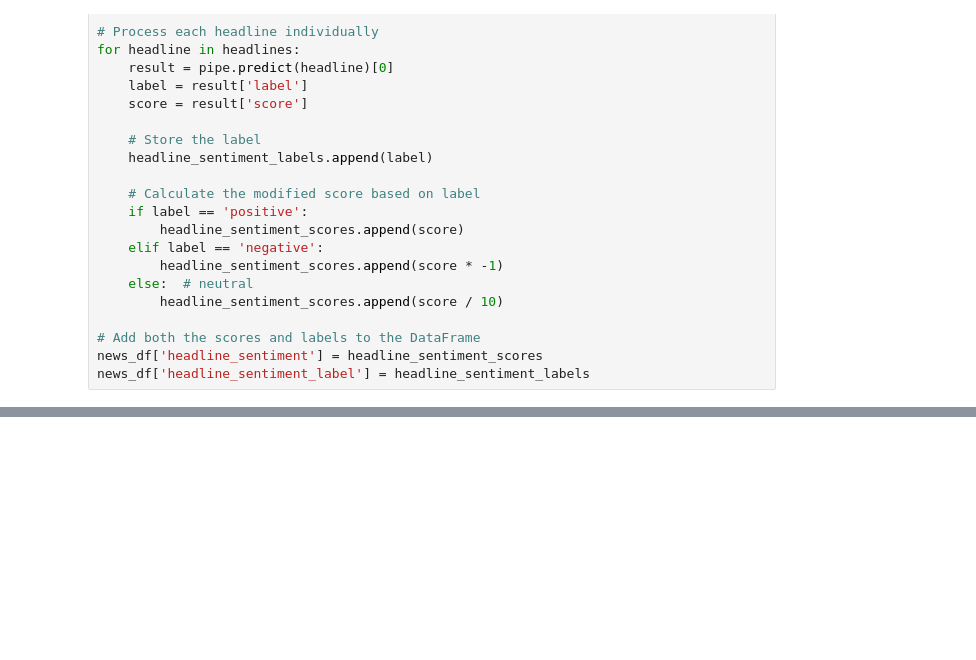
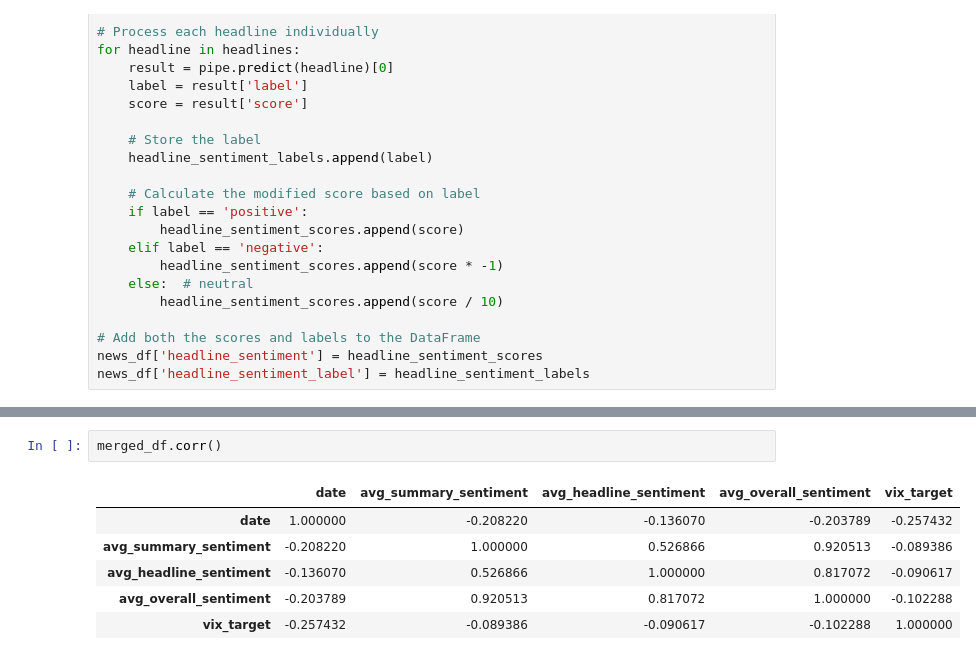
Before and after one commit to DylanSuniaga/VIXNLP, a Jupyter notebook: finnhub_news/main.ipynb, the cells around one changed output, grey strips where cells are left out. Drawn from its saved outputs; the diff is of its cells as text; blank space fills up the shorter version.

```diff
--- a/finnhub_news/main.ipynb
+++ b/finnhub_news/main.ipynb
@@ -188,0 +289,9 @@ Ticker                   ^VIX       ^VIX       ^VIX       ^VIX   ^VIX
+# %%
+merged_df.corr()
+# %% [output]
+|  | date | avg_summary_sentiment | avg_headline_sentiment | avg_overall_sentiment | vix_target |
+| date | 1.000000 | -0.208220 | -0.136070 | -0.203789 | -0.257432 |
+| avg_summary_sentiment | -0.208220 | 1.000000 | 0.526866 | 0.920513 | -0.089386 |
+| avg_headline_sentiment | -0.136070 | 0.526866 | 1.000000 | 0.817072 | -0.090617 |
+| avg_overall_sentiment | -0.203789 | 0.920513 | 0.817072 | 1.000000 | -0.102288 |
+| vix_target | -0.257432 | -0.089386 | -0.090617 | -0.102288 | 1.000000 |
```
Also changed, not shown: parts of 13 cells of this notebook, 3 other files.
